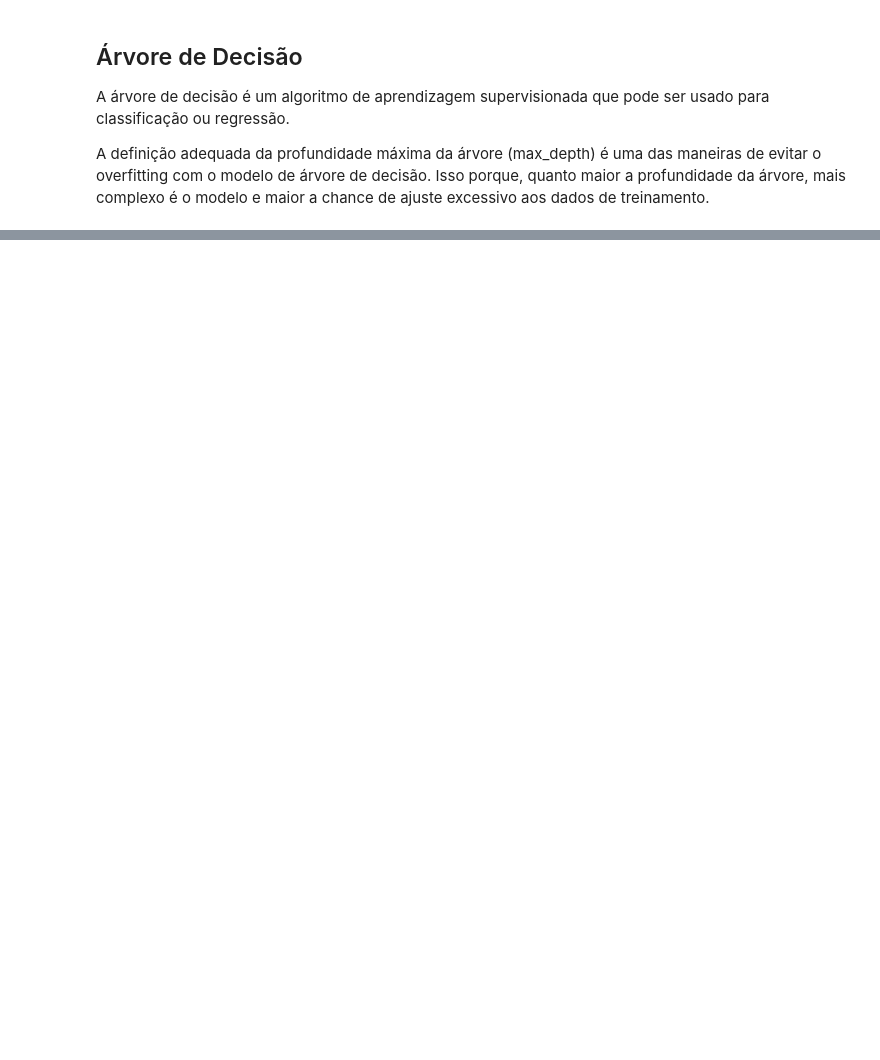
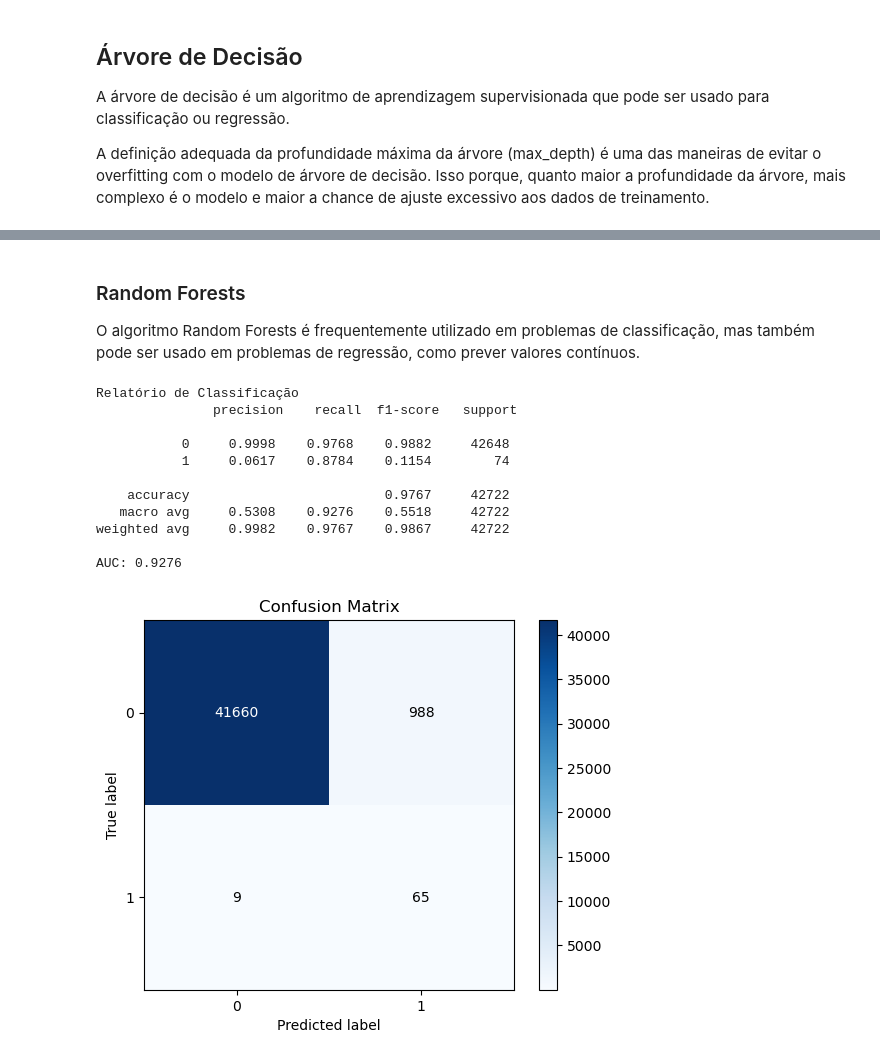
Before and after one commit to Marcelo-Maia-Dev/deteccao-fraudes-cartao, a Jupyter notebook: fraude-cartao.ipynb, the cells around one changed output, grey strips where cells are left out. Drawn from its saved outputs; the diff is of its cells as text; code cells hidden in the pictures; blank space fills up the shorter version.

```diff
--- a/fraude-cartao.ipynb
+++ b/fraude-cartao.ipynb
@@ -422,0 +438,33 @@ ModuleNotFoundError: No module named 'pydotplus'
+# %% [markdown]
+### Random Forests
+
+O algoritmo Random Forests é frequentemente utilizado em problemas de classificação, mas também pode ser usado em problemas de regressão, como prever valores contínuos.
+# %%
+# instanciando e treinando o modelo
+model = RandomForestClassifier(n_estimators=200,random_state=0)
+model.fit(X_rus, y_rus)
+
+# fazendo as previsões
+y_pred = model.predict(X_test)
+
+# plotando a matriz de confusão
+skplt.metrics.plot_confusion_matrix(y_test, y_pred)
+
+# plotando o relatório de classificação
+print('Relatório de Classificação\n', classification_report(y_test, y_pred, digits=4))
+
+# área sob a curva
+print('AUC: {:.4f}\n'.format(roc_auc_score(y_test, y_pred)))
+# %% [output]
+Relatório de Classificação
+               precision    recall  f1-score   support
+
+           0     0.9998    0.9768    0.9882     42648
+           1     0.0617    0.8784    0.1154        74
+
+    accuracy                         0.9767     42722
+   macro avg     0.5308    0.9276    0.5518     42722
+weighted avg     0.9982    0.9767    0.9867     42722
+
+AUC: 0.9276
+[figure, added]
```
Also changed, not shown: parts of 14 cells of this notebook.
